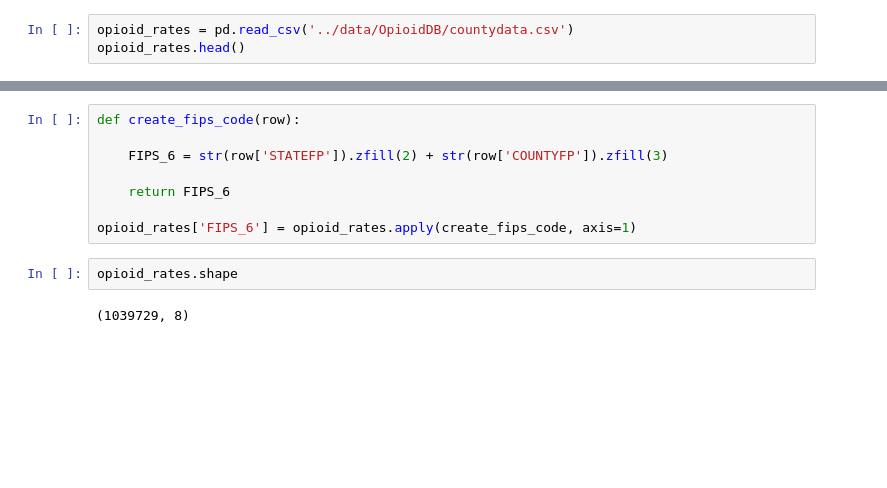
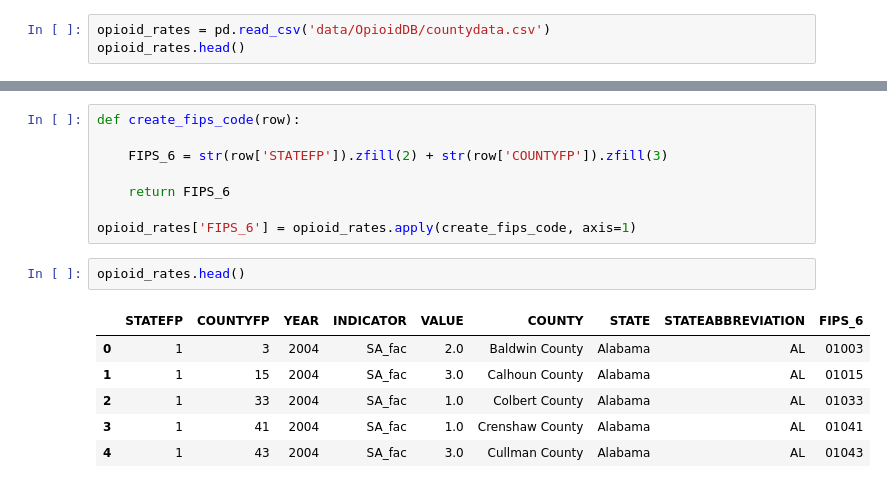
Before and after one commit to jessicambs/hacknights, a Jupyter notebook: opioid-analytics/01_opioid-distribution-prescription-patterns.ipynb, the cells around one changed output, grey strips where cells are left out. Saved outputs shown, nothing was run; the diff lists cells and outputs as text; blank space fills up the shorter version.

```diff
--- a/opioid-analytics/01_opioid-distribution-prescription-patterns.ipynb
+++ b/opioid-analytics/01_opioid-distribution-prescription-patterns.ipynb
@@ -146,7 +199,7 @@ providers.shape
 # %% [markdown]
 ## Opioid prescribing data
 # %%
-opioid_rates = pd.read_csv('../data/OpioidDB/countydata.csv')
+opioid_rates = pd.read_csv('data/OpioidDB/countydata.csv')
 opioid_rates.head()
 # %% [output]
 |  | STATEFP | COUNTYFP | YEAR | INDICATOR | VALUE | COUNTY | STATE | STATEABBREVIATION |
@@ -164,6 +217,11 @@ def create_fips_code(row):
 
 opioid_rates['FIPS_6'] = opioid_rates.apply(create_fips_code, axis=1)
 # %%
-opioid_rates.shape
+opioid_rates.head()
 # %% [output]
-(1039729, 8)
+|  | STATEFP | COUNTYFP | YEAR | INDICATOR | VALUE | COUNTY | STATE | STATEABBREVIATION | FIPS_6 |
+| 0 | 1 | 3 | 2004 | SA_fac | 2.0 | Baldwin County | Alabama | AL | 01003 |
+| 1 | 1 | 15 | 2004 | SA_fac | 3.0 | Calhoun County | Alabama | AL | 01015 |
+| 2 | 1 | 33 | 2004 | SA_fac | 1.0 | Colbert County | Alabama | AL | 01033 |
+| 3 | 1 | 41 | 2004 | SA_fac | 1.0 | Crenshaw County | Alabama | AL | 01041 |
+| 4 | 1 | 43 | 2004 | SA_fac | 3.0 | Cullman County | Alabama | AL | 01043 |
```
Also changed, not shown: parts of 15 cells of this notebook.
